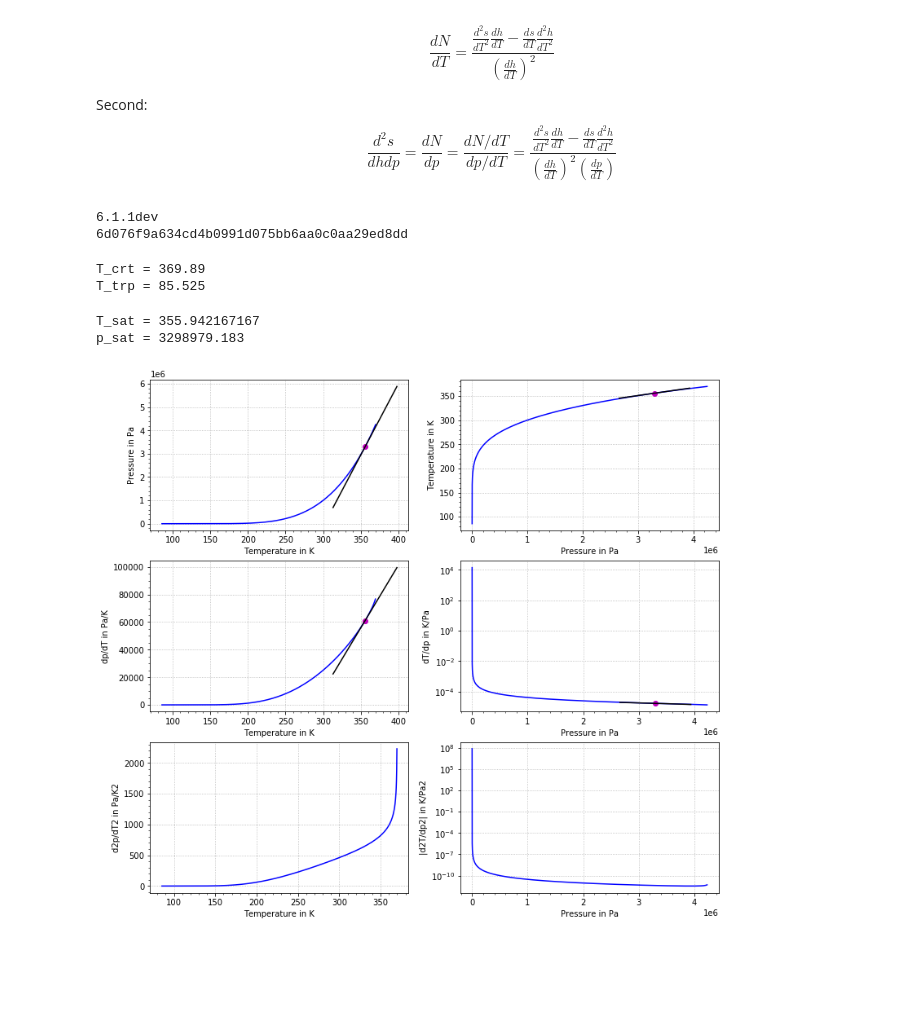
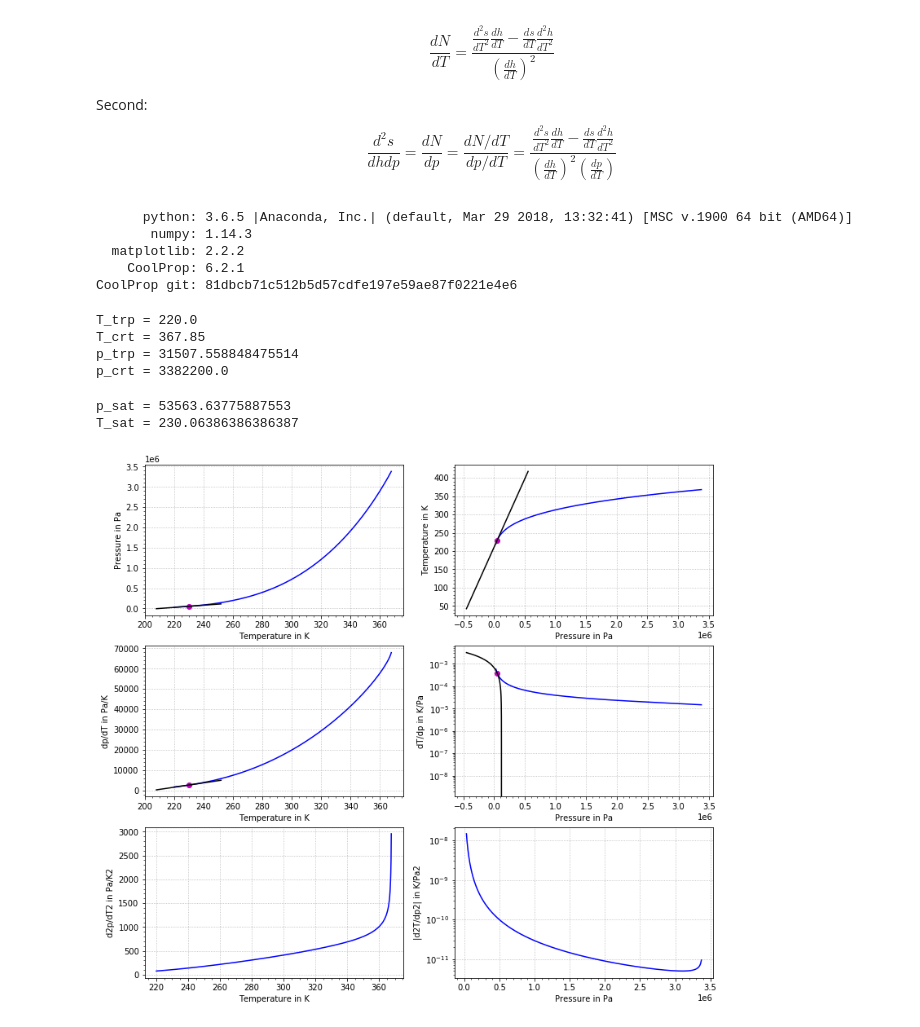
Before and after one commit to thorade/jupyterNotebooks, a Jupyter notebook: Coolprop/Saturation.ipynb, the cells around one changed output. Drawn from its saved outputs; the diff is of its cells as text; code cells hidden in the pictures; blank space fills up the shorter version.

```diff
--- a/Coolprop/Saturation.ipynb
+++ b/Coolprop/Saturation.ipynb
@@ -274,6 +274,7 @@ Second:
 \end{equation}
 # %%
 # load some bits and pieces
+import sys
 import numpy as np
 import matplotlib
 import matplotlib.pyplot as plt
@@ -281,9 +282,12 @@ import matplotlib.pyplot as plt
 import CoolProp as CP
 from CoolProp.CoolProp import PropsSI
 
-# Check: CoolProp version
-print(CP.__version__)
-print(CP.__gitrevision__)
+# Print the versions
+print("      python: {}".format(sys.version))
+print("       numpy: {}".format(np.__version__))
+print("  matplotlib: {}".format(matplotlib.__version__))
+print("    CoolProp: {}".format(CP.__version__))
+print("CoolProp git: {}".format(CP.__gitrevision__))
 
 # Constants
 eps = 1e-9
@@ -318,15 +322,18 @@ def drawTangent(xAr, yAr, slopeAr, index: int):
  tang = yVal + slopeVal*(xRangeAr-xVal)
  plt.plot(xVal,yVal,'om',xRangeAr,tang,'-k')
 # %% [output]
-6.1.1dev
-6d076f9a634cd4b0991d075bb6aa0c0aa29ed8dd
+      python: 3.6.5 |Anaconda, Inc.| (default, Mar 29 2018, 13:32:41) [MSC v.1900 64 bit (AMD64)]
+       numpy: 1.14.3
+  matplotlib: 2.2.2
+    CoolProp: 6.2.1
+CoolProp git: 81dbcb71c512b5d57cdfe197e59ae87f0221e4e6
 # %%
 # All calculations happen in this cell
 # All following cells are used for plotting only
 # Run this cell twice to get rid of error message
 
 # Set FluidName
-FluidName = 'Propane'
+FluidName = 'R1234yf'
 
 # Triple and critical data
 T_crt = PropsSI('TCRIT',FluidName)
@@ -336,8 +343,11 @@ p_trp = PropsSI('PTRIPLE',FluidName)
 d_crt = PropsSI('RHOCRIT',FluidName)
 d_trp_liq = PropsSI('D','T',T_trp,'Q',0,FluidName)
 d_trp_vap  = PropsSI('D','T',T_trp,'Q',1,FluidName)
-print("T_crt = " + str(T_crt))
-print("T_trp = " + str(T_trp))
+
+print(f"T_trp = {T_trp}")
+print(f"T_crt = {T_crt}")
+print(f"p_trp = {p_trp}")
+print(f"p_crt = {p_crt}")
 
 # Properties at saturation, liq and vap
 # All the way to the crt point or keep some distance?
@@ -601,15 +611,18 @@ d2s_dh2_qvn = numSlopeAr(h_sat_vap, ds_dh_qv)
 #print(d2s_dh2_qla - d2s_dh2_qln)
 #print(d2s_dh2_qva - d2s_dh2_qvn)
 # %% [output]
-T_crt = 369.89
-T_trp = 85.525
+T_trp = 220.0
+T_crt = 367.85
+p_trp = 31507.558848475514
+p_crt = 3382200.0
 # %%
 # vapor pressure, Clausius-Clapeyron
 
 # pick a point and set figure size
-mySatPoint = int(nPoints-50)
+mySatPoint = next(i for i,v in enumerate(p_sat) if v >= 53400.6)
+#mySatPoint = next(i for i,v in enumerate(T_sat) if v >= 101325)
+print("p_sat = " + str(p_sat[mySatPoint]))
 print("T_sat = " + str(T_sat[mySatPoint]))
-print("p_sat = " + str(p_sat[mySatPoint]))
 plt.figure(figsize=(width,width*3/2/golden))
 
 plt.subplot(3,2,1)
@@ -647,36 +660,36 @@ drawTangent(T_sat, dp_dT_q, d2p_dT2_q, mySatPoint)
 plt.subplot(3,2,4)
 plt.plot(p_sat, dT_dp_q, color='blue')
 plt.yscale('log')
 plt.ticklabel_format(style='sci', axis='x', scilimits=(0,0))
 plt.grid(b=True, linestyle=':')
 plt.minorticks_on()
 plt.xlabel('Pressure in Pa')
 plt.ylabel('dT/dp in K/Pa')
 drawTangent(p_sat, dT_dp_q, d2T_dp2_q, mySatPoint)
 #print(d2T_dp2_q - d2T_dp2_qn)
 
 
 plt.subplot(3,2,5)
 plt.plot(T_sat, d2p_dT2_q, color='blue')
 plt.grid(b=True, linestyle=':')
 plt.minorticks_on()
 plt.xlabel('Temperature in K')
 plt.ylabel('d2p/dT2 in Pa/K2')
 
 plt.subplot(3,2,6)
 plt.plot(p_sat, abs(d2T_dp2_q), color='blue')
 plt.yscale('log')
 plt.ticklabel_format(style='sci', axis='x', scilimits=(0,0))
 plt.grid(b=True, linestyle=':')
 plt.minorticks_on()
 plt.xlabel('Pressure in Pa')
 plt.ylabel('|d2T/dp2| in K/Pa2')
 
 plt.show()
 # %% [output]
-T_sat = 355.942167167
-p_sat = 3298979.183
+p_sat = 53563.63775887553
+T_sat = 230.06386386386387
-[figure, old version]
+[figure, new version]
 # %%
 # Pick a point and set figure size
 mySatPoint = int(nPoints-50)
```
Also changed, not shown: parts of 2 cells of this notebook, 5 other files.
